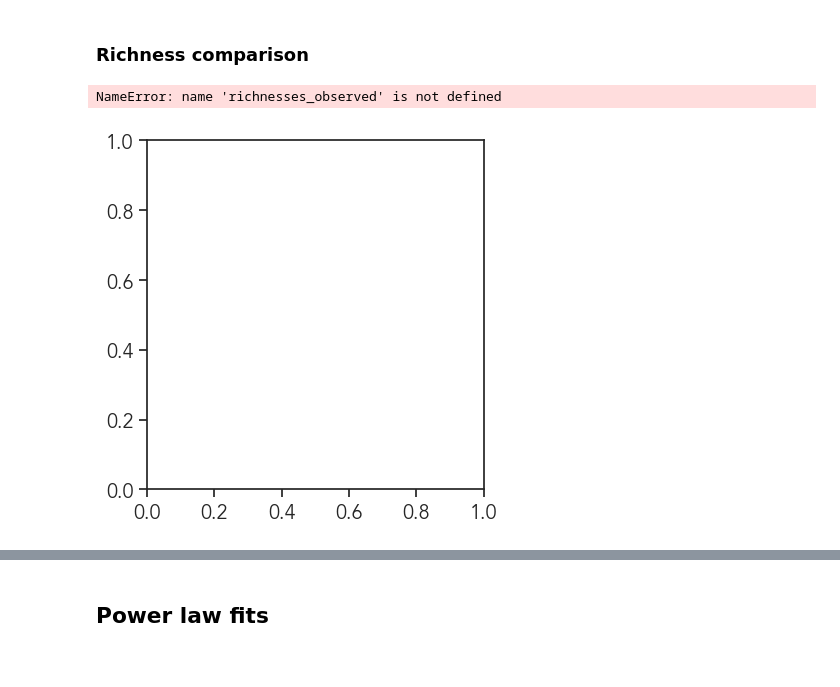
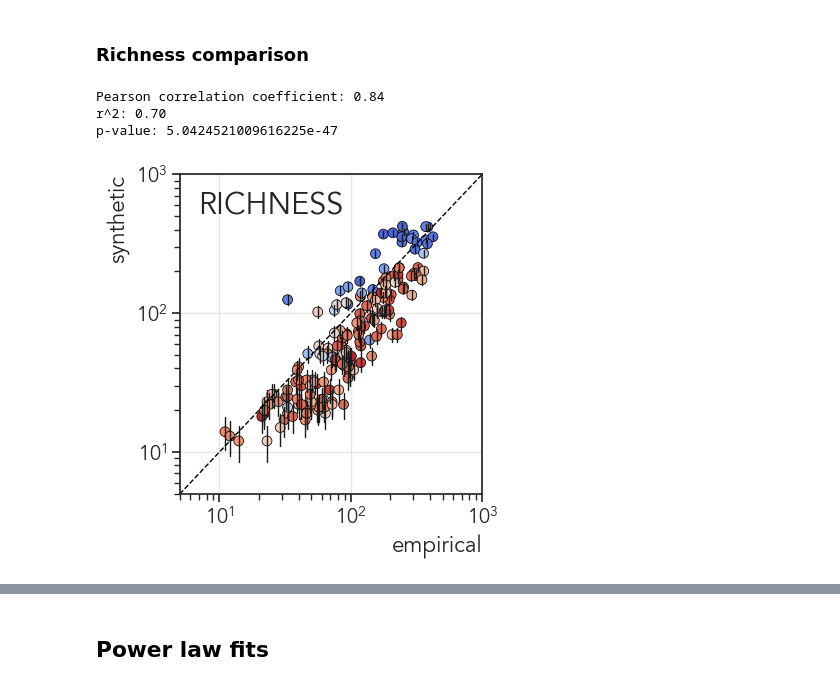
Before and after one commit to epigani/downscaling_richness, a Jupyter notebook: code/downscaling_richness.ipynb, the cells around one changed output, grey strips where cells are left out. Saved outputs shown, nothing was run; the diff lists cells and outputs as text; code cells hidden in the pictures.

```diff
--- a/code/downscaling_richness.ipynb
+++ b/code/downscaling_richness.ipynb
@@ -187,7 +193,7 @@ $\rho$ is the exponent of the metacommunity. Here, several options are possible:
 3. We can use the mode of the exponents of all the stations as the exponent of the metacommunity.
 # %%
 # rho should be the exponent of the metacommunity.
-which = 'mode' # it can be either the reference station (173_SRF), the mode, the mean, the median.
+which = '173_SRF' # it can be either the reference station (173_SRF), the mode, the mean, the median.
 ref_station = 173
 
 if which == '173_SRF':
@@ -228,7 +234,7 @@ We follow the same procedure outlined for the power law fits. We use the asympto
 3. We can use the mode of the exponents of all the stations as the exponent of the metacommunity. The mode is defined after a binning procedure. We bin the exponents in bins of width 0.1 and we take the mode of each bin.
 # %%
 # rho should be the exponent of the metacommunity.
-which = 'mode' # it can be either the reference station (173_SRF), the mode, the mean, the median.
+which = 'mean' # it can be either the reference station (173_SRF), the mode, the mean, the median.
 ref_station = 173
 
 if which == '173_SRF':
@@ -299,0 +337,13 @@ len(SRF[SRF['pval_original']<0.01])/len(SRF)
+# %%
+# generate random numbers from power law distribution with inverse transform sampling
+alpha = 0.5
+S = 1000
+species = range(S)
+
+u = 1-np.random.uniform(size=S)
+x = np.array((1-u/alpha)**(-1./(alpha)), dtype=int)
+N = np.sum(x)
+
+# subsamples of size n = p*N
+ps = np.logspace(-7, -1, 7)
+samples = []
@@ -300,3 +372,20 @@ len(SRF[SRF['pval_original']<0.01])/len(SRF)
+# %%
+samples = [None] * len(ps)  # Pre-allocate if the length of ps is known
+
+for idx, p in enumerate(ps):
+    Np = int(N * p)
+    if Np == 0:
+        samples[idx] = np.array([], dtype=int)
+        continue
+
+    # Draw all samples at once if the change in probabilities is negligible
+    subsample = np.random.choice(species, size=Np, p=x/x.sum())
+
+    # Count the occurrences of each species in the subsample
+    _, counts = np.unique(subsample, return_counts=True)
+    samples[idx] = counts
+
+# No need to use tqdm here as the expensive part of the loop has been vectorized
 # %% [markdown]
 # Analysis and results
 # %% [markdown]
@@ -443,47 +538,50 @@ fig, ax = plt.subplots(figsize=(4,4), constrained_layout=True)
 x = np.array (richnesses_observed)
 y = np.array(richnesses)
 max_y = np.max(y)
-print(max_y)
 y = y[x<=max_y]
 cs = np.array(colors)[x<=max_y]
 x = x[x<=max_y]
 
 # calculate correlation coefficient and p-value between observed and synthetic richnesses
 r, p = pearsonr(x, y)
-print('Pearson correlation coefficient: {}'.format(r))
-print('r^2: {}'.format(r**2))
+print('Pearson correlation coefficient: {0:1.2f}'.format(r))
+print('r^2: {0:1.2f}'.format(r**2))
 print('p-value: {}'.format(p))
 
 
 sns.scatterplot(x=x, y=y, ax=ax, s=50, color=cs, alpha=1, zorder=1, lw=0.1, edgecolor='black')
-
+# add error bars
+for i in range(len(x)):
+    ax.plot([x[i], x[i]], [y[i]-np.sqrt(y[i]), y[i]+np.sqrt(y[i])], color='k', lw=1, alpha=1, zorder=1)
 ax.set_xlabel('empirical', loc='right', font='Avenir', fontsize=16)
 ax.set_ylabel('synthetic', loc='top', font='Avenir', fontsize=16)
 ax.set_xscale('log')
 ax.set_yscale('log')
 ax.grid(True, which='major', axis='both', alpha=0.5, zorder=0)
 ax.set_xlim(5*1e0, 1e3)
 ax.set_ylim(5*1e0, 1e3)
 
 # write text "RICHNESS"
 ax.text(0.3, 0.85, 'RICHNESS', transform=ax.transAxes, font='Avenir', fontsize=22, fontweight='bold', ha='center', va='bottom')
 
 '''
 cax = fig.add_axes([0.275, 0.85, 0.25, 0.02])
 sm = plt.cm.ScalarMappable(cmap=palettename, norm=plt.Normalize(vmin=-1, vmax=31))
 sm._A = []
 cbar = fig.colorbar(sm, cax=cax, ticks=[0., 10., 20., 30.], orientation='horizontal')#, fraction=0.026, pad=-0.2)
 cbar.ax.set_xticklabels(['0°', '10°', '20°', '30°'],  font='Avenir', fontsize=10)
 cbar.ax.set_title('temperature (°C)', font='Avenir')
 # change size of the colorbar title
 cbar.ax.title.set_fontsize(12)
 '''
 
 # draw a 1:1 line
 ax.plot([1, 1e4], [1, 1e4], color='black', lw=1, ls='--', alpha=1, zorder=1)
 
 for fig_format in fig_formats:
     fig.savefig(fig_dir + 'fig1c_richness' + fig_format, dpi=300)
 # %% [output]
-NameError: name 'richnesses_observed' is not defined
+Pearson correlation coefficient: 0.84
+r^2: 0.70
+p-value: 5.0424521009616225e-47
-[figure, old version]
+[figure, new version]
```
Also changed, not shown: parts of 50 cells of this notebook, 40 other files.
